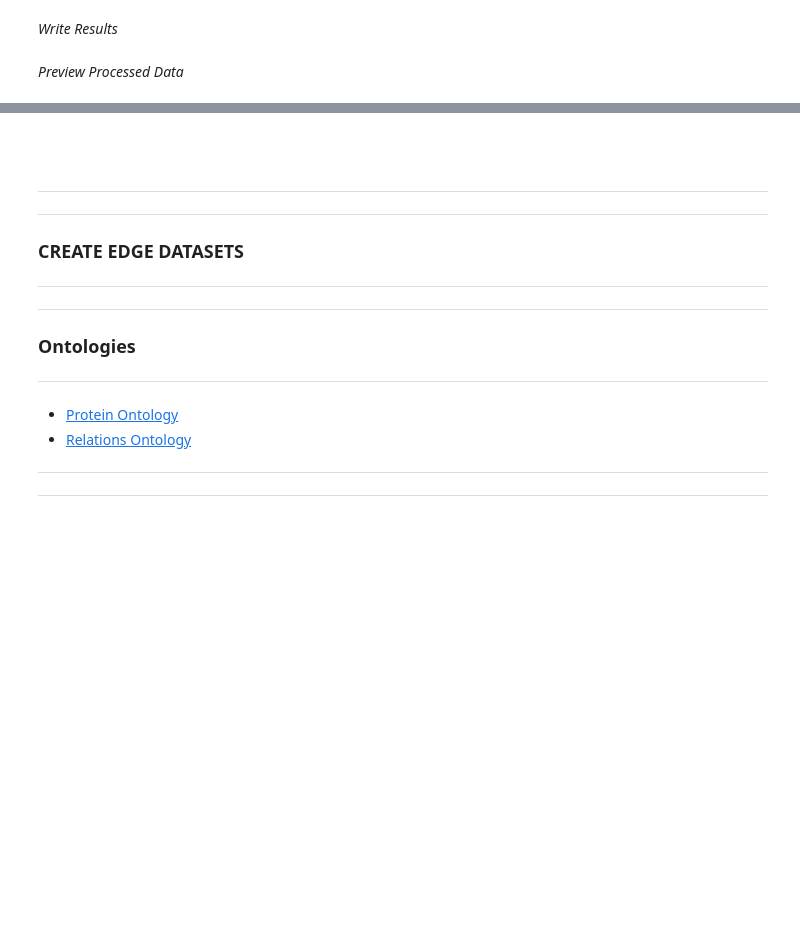
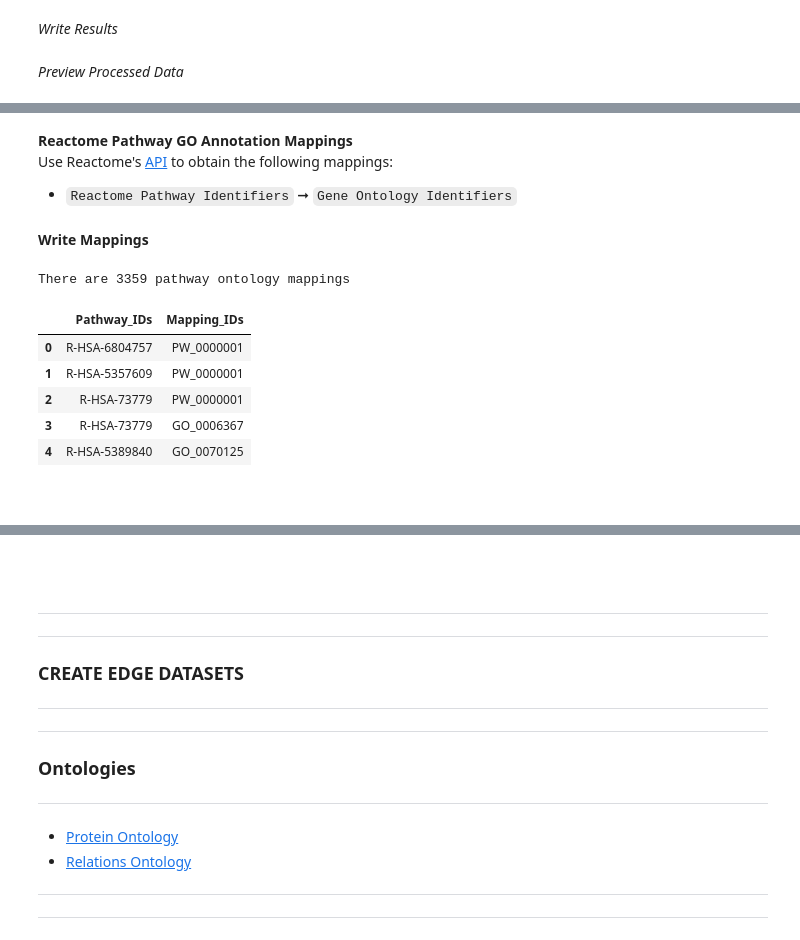
Before and after one commit to callahantiff/PheKnowLator, a Jupyter notebook: Data_Preparation.ipynb, the cells around one changed output, grey strips where cells are left out. Saved outputs shown, nothing was run; the diff lists cells and outputs as text; code cells hidden in the pictures; blank space fills up the shorter version.

Commit message:
added code to map reactome to pw

```diff
--- a/Data_Preparation.ipynb
+++ b/Data_Preparation.ipynb
@@ -2043,0 +2279,4 @@ hpa_edges.head(n=5)
+# %% [markdown]
+**Reactome Pathway GO Annotation Mappings**
+Use Reactome's [API](https://reactome.org/dev/content-service) to obtain the following mappings:
+- `Reactome Pathway Identifiers`  ➞ `Gene Ontology Identifiers`
@@ -2043,0 +2293,2 @@ hpa_edges.head(n=5)
+# %% [markdown]
+**Write Mappings**
@@ -2043,0 +2303,20 @@ hpa_edges.head(n=5)
+# %%
+pw_data = pandas.read_csv(processed_data_location + 'REACTOME_PW_GO_MAPPINGS.txt',
+                           header=None,
+                           names=['Pathway_IDs', 'Mapping_IDs'],
+                           delimiter='\t')
+
+print('There are {edge_count} pathway ontology mappings'.format(edge_count=len(pw_data)))
+# %% [output]
+There are 3359 pathway ontology mappings
+# %%
+pw_data.head(n=5)
+# %% [output]
+|  | Pathway_IDs | Mapping_IDs |
+| 0 | R-HSA-6804757 | PW_0000001 |
+| 1 | R-HSA-5357609 | PW_0000001 |
+| 2 | R-HSA-73779 | PW_0000001 |
+| 3 | R-HSA-73779 | GO_0006367 |
+| 4 | R-HSA-5389840 | GO_0070125 |
+# %% [markdown]
+<br>
```
Also changed, not shown: parts of 143 cells of this notebook.
